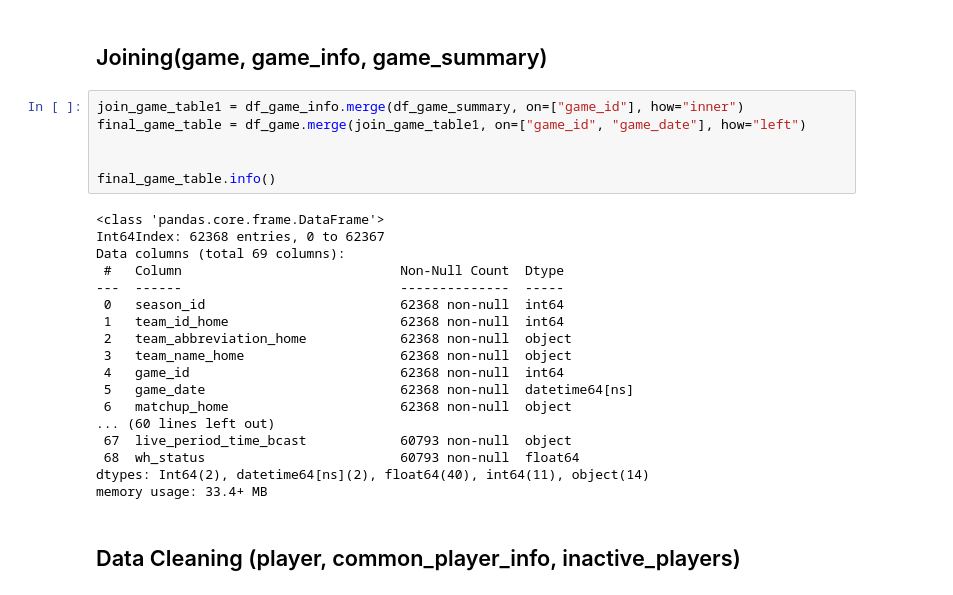
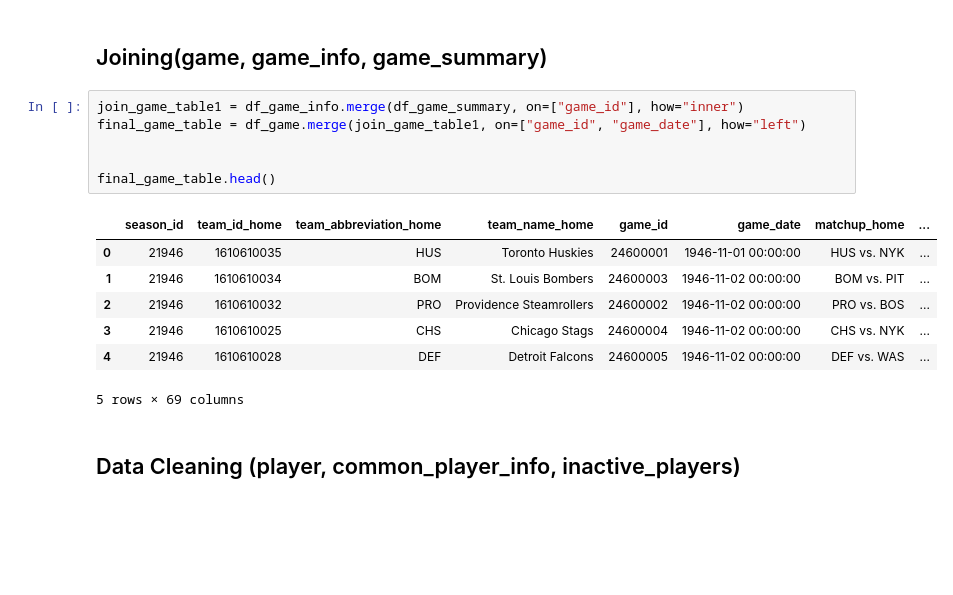
Before and after one commit to mdrhmn48/nba_data_analysis, a Jupyter notebook: nba_pandas.ipynb, the cells around one changed output. Cells and saved outputs as stored; diff of their text form; blank space fills up the shorter version.

```diff
--- a/nba_pandas.ipynb
+++ b/nba_pandas.ipynb
@@ -251,27 +246,17 @@ memory usage: 6.6+ MB
 # %%
 join_game_table1 = df_game_info.merge(df_game_summary, on=["game_id"], how="inner")
 final_game_table = df_game.merge(join_game_table1, on=["game_id", "game_date"], how="left")
 
 
-final_game_table.info()
+final_game_table.head()
 # %% [output]
+|  | season_id | team_id_home | team_abbreviation_home | team_name_home | game_id | game_date | matchup_home | ... |
+| 0 | 21946 | 1610610035 | HUS | Toronto Huskies | 24600001 | 1946-11-01 00:00:00 | HUS vs. NYK | ... |
+| 1 | 21946 | 1610610034 | BOM | St. Louis Bombers | 24600003 | 1946-11-02 00:00:00 | BOM vs. PIT | ... |
+| 2 | 21946 | 1610610032 | PRO | Providence Steamrollers | 24600002 | 1946-11-02 00:00:00 | PRO vs. BOS | ... |
+| 3 | 21946 | 1610610025 | CHS | Chicago Stags | 24600004 | 1946-11-02 00:00:00 | CHS vs. NYK | ... |
+| 4 | 21946 | 1610610028 | DEF | Detroit Falcons | 24600005 | 1946-11-02 00:00:00 | DEF vs. WAS | ... |
-<class 'pandas.core.frame.DataFrame'>
-Int64Index: 62368 entries, 0 to 62367
-Data columns (total 69 columns):
- #   Column                            Non-Null Count  Dtype
----  ------                            --------------  -----
- 0   season_id                         62368 non-null  int64
- 1   team_id_home                      62368 non-null  int64
- 2   team_abbreviation_home            62368 non-null  object
- 3   team_name_home                    62368 non-null  object
- 4   game_id                           62368 non-null  int64
- 5   game_date                         62368 non-null  datetime64[ns]
- 6   matchup_home                      62368 non-null  object
-... (60 lines left out)
- 67  live_period_time_bcast            60793 non-null  object
- 68  wh_status                         60793 non-null  float64
-dtypes: Int64(2), datetime64[ns](2), float64(40), int64(11), object(14)
-memory usage: 33.4+ MB
+5 rows × 69 columns
 # %% [markdown]
 ## Data Cleaning (player, common_player_info, inactive_players)
 # %%
```
Also changed, not shown: parts of 5 cells of this notebook, 1 other file.
